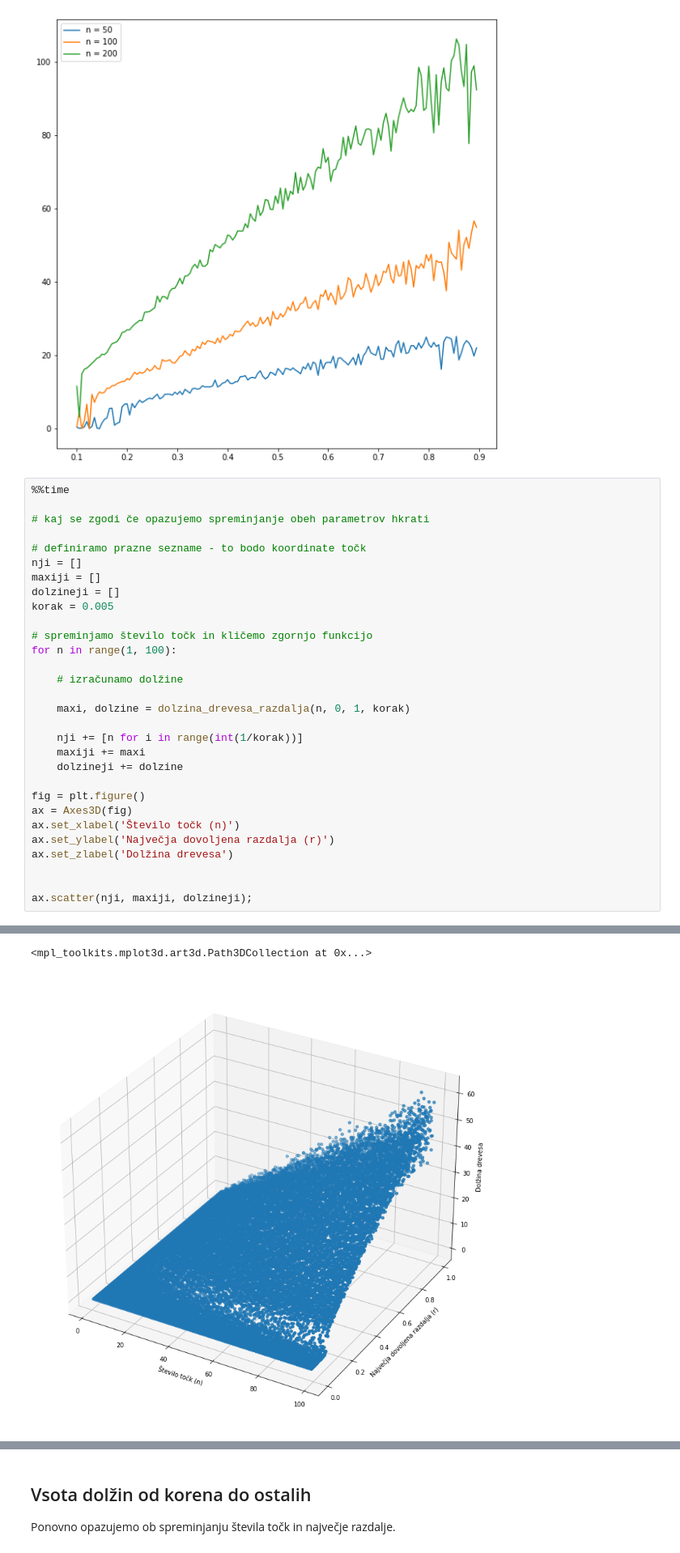
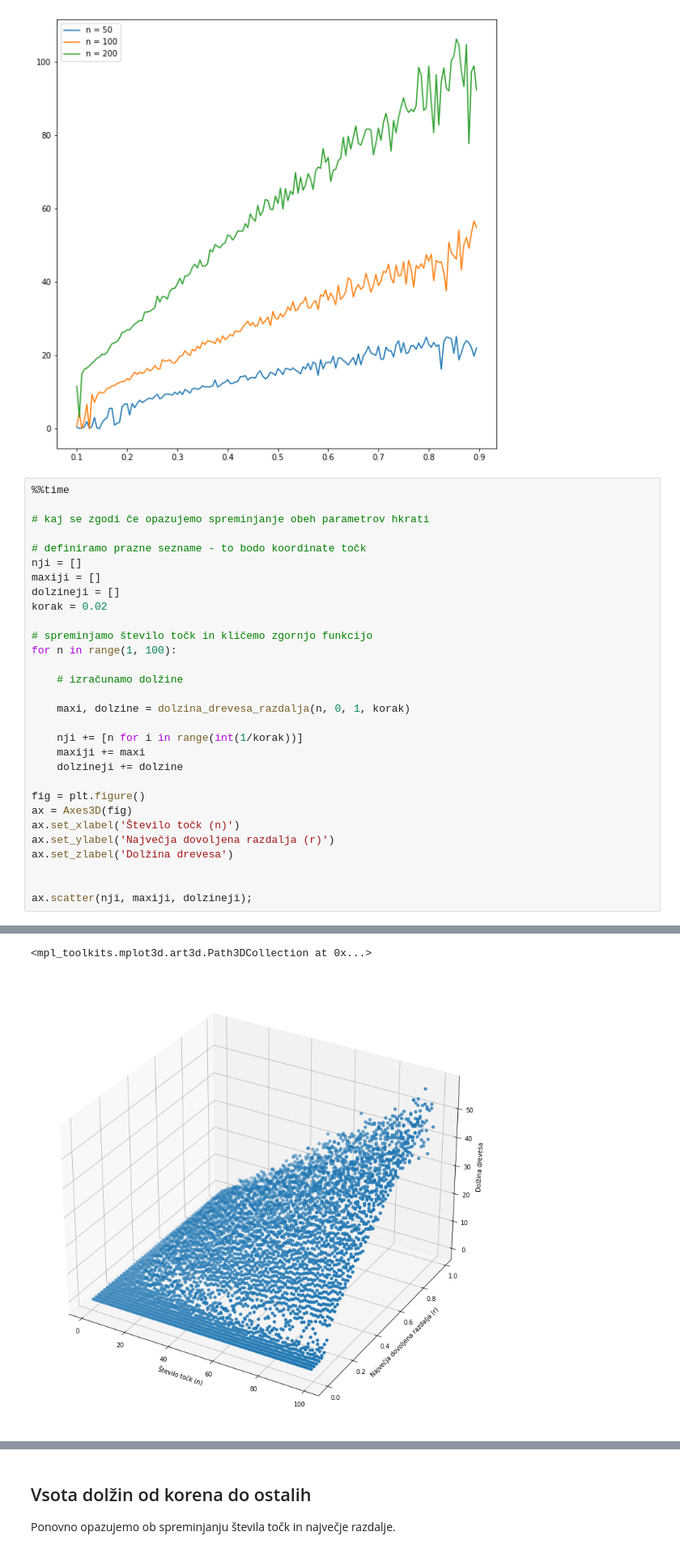
Before and after one commit to timkalan/poti-v-kvadratu, a Jupyter notebook: koda/izracuni.ipynb, the cells around one changed output, grey strips where cells are left out. Shown at 81% size. Drawn from its saved outputs; the diff is of its cells as text.

```diff
--- a/koda/izracuni.ipynb
+++ b/koda/izracuni.ipynb
@@ -119,7 +119,7 @@ Wall time: 19.3 s
 nji = []
 maxiji = []
 dolzineji = []
-korak = 0.005
+korak = 0.02
 
 # spreminjamo število točk in kličemo zgornjo funkcijo
 for n in range(1, 100):
@@ -146,5 +146,5 @@ Wall time: 2min 25s
 <mpl_toolkits.mplot3d.art3d.Path3DCollection at 0x...>
-[figure, old version]
+[figure, new version]
 # %%
 %%time
 
```
Also changed, not shown: parts of 5 cells of this notebook.
